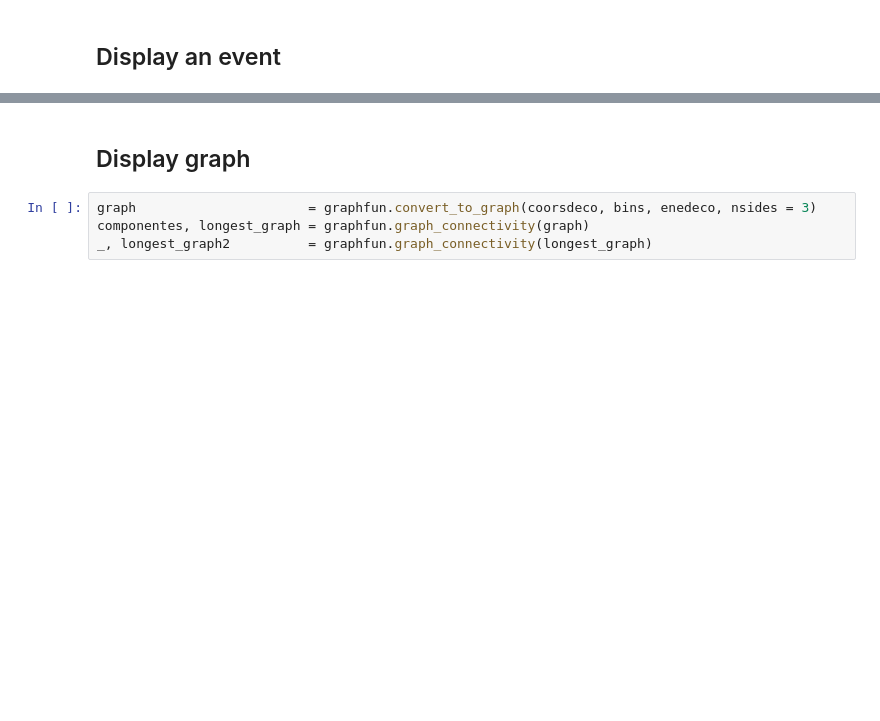
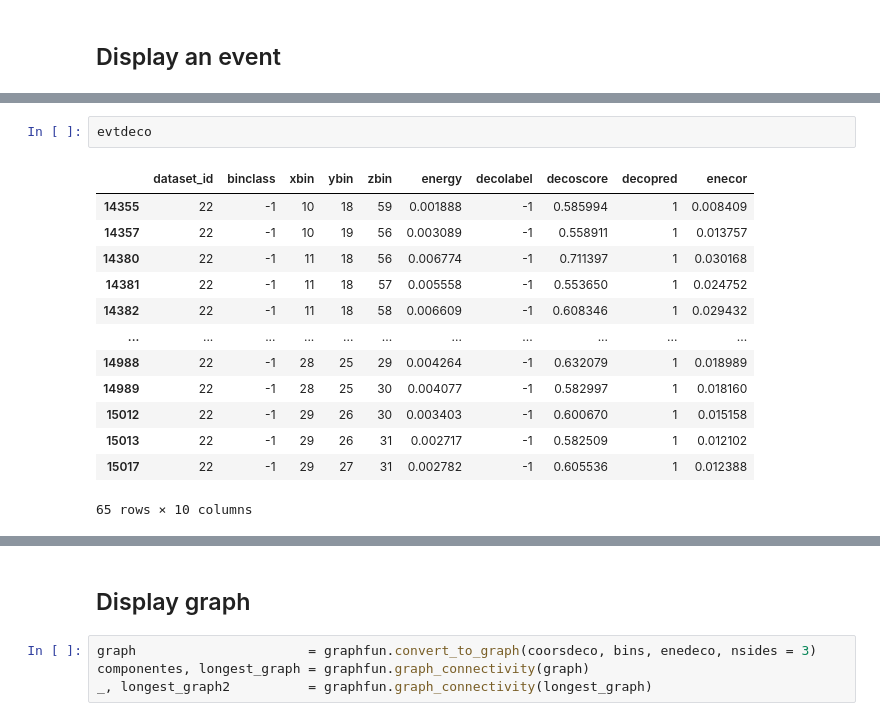
Before and after one commit to jahernando/nextana, a Jupyter notebook: NB/topo/topo_cnn_deconv.ipynb, the cells around one changed output, grey strips where cells are left out. Cells and saved outputs as stored; diff of their text form; blank space fills up the shorter version.

```diff
--- a/NB/topo/topo_cnn_deconv.ipynb
+++ b/NB/topo/topo_cnn_deconv.ipynb
@@ -84,0 +100,16 @@ evtfun.event_display(coorsdeco, bins = bins, ene = enedeco);
+# %%
+evtdeco
+# %% [output]
+|  | dataset_id | binclass | xbin | ybin | zbin | energy | decolabel | decoscore | decopred | enecor |
+| 14355 | 22 | -1 | 10 | 18 | 59 | 0.001888 | -1 | 0.585994 | 1 | 0.008409 |
+| 14357 | 22 | -1 | 10 | 19 | 56 | 0.003089 | -1 | 0.558911 | 1 | 0.013757 |
+| 14380 | 22 | -1 | 11 | 18 | 56 | 0.006774 | -1 | 0.711397 | 1 | 0.030168 |
+| 14381 | 22 | -1 | 11 | 18 | 57 | 0.005558 | -1 | 0.553650 | 1 | 0.024752 |
+| 14382 | 22 | -1 | 11 | 18 | 58 | 0.006609 | -1 | 0.608346 | 1 | 0.029432 |
+| ... | ... | ... | ... | ... | ... | ... | ... | ... | ... | ... |
+| 14988 | 22 | -1 | 28 | 25 | 29 | 0.004264 | -1 | 0.632079 | 1 | 0.018989 |
+| 14989 | 22 | -1 | 28 | 25 | 30 | 0.004077 | -1 | 0.582997 | 1 | 0.018160 |
+| 15012 | 22 | -1 | 29 | 26 | 30 | 0.003403 | -1 | 0.600670 | 1 | 0.015158 |
+| 15013 | 22 | -1 | 29 | 26 | 31 | 0.002717 | -1 | 0.582509 | 1 | 0.012102 |
+| 15017 | 22 | -1 | 29 | 27 | 31 | 0.002782 | -1 | 0.605536 | 1 | 0.012388 |
+65 rows × 10 columns
```
Also changed, not shown: parts of 12 cells of this notebook, 2 other files.
